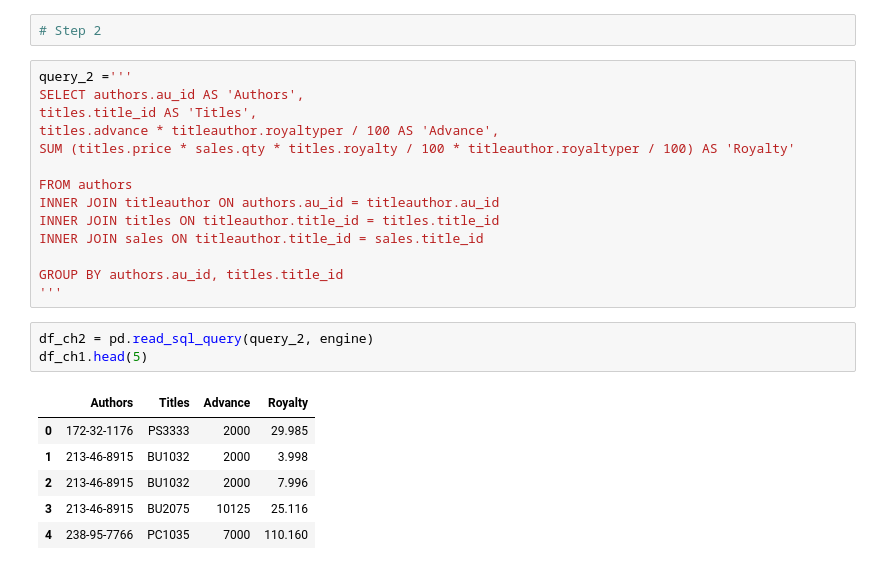
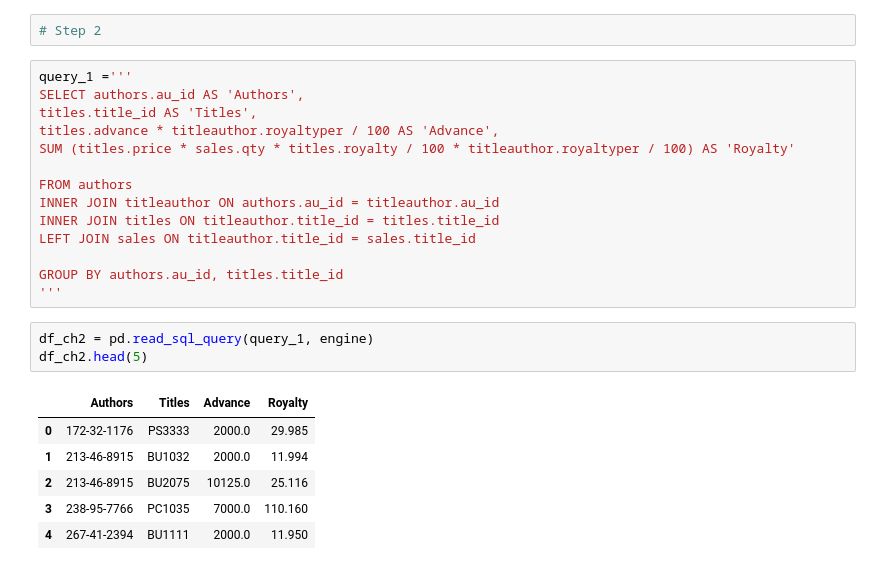
Before and after one commit to angel-barruz/dataptmad0522_labs, a Jupyter notebook: module-1/advanced-mysql/solutions.sql.ipynb, the cells around one changed output. Drawn from its saved outputs; the diff is of its cells as text.

```diff
--- a/module-1/advanced-mysql/solutions.sql.ipynb
+++ b/module-1/advanced-mysql/solutions.sql.ipynb
@@ -126,7 +126,7 @@ df_ch1.head(5)
 # %%
 # Step 2
 # %%
-query_2 ='''
+query_1 ='''
 SELECT authors.au_id AS 'Authors',
 titles.title_id AS 'Titles',
 titles.advance * titleauthor.royaltyper / 100 AS 'Advance',
@@ -135,17 +135,17 @@ SUM (titles.price * sales.qty * titles.royalty / 100 * titleauthor.royaltyper /
 FROM authors
 INNER JOIN titleauthor ON authors.au_id = titleauthor.au_id
 INNER JOIN titles ON titleauthor.title_id = titles.title_id
-INNER JOIN sales ON titleauthor.title_id = sales.title_id
+LEFT JOIN sales ON titleauthor.title_id = sales.title_id
 
 GROUP BY authors.au_id, titles.title_id
 '''
 # %%
-df_ch2 = pd.read_sql_query(query_2, engine)
-df_ch1.head(5)
+df_ch2 = pd.read_sql_query(query_1, engine)
+df_ch2.head(5)
 # %% [output]
 |  | Authors | Titles | Advance | Royalty |
-| 0 | 172-32-1176 | PS3333 | 2000 | 29.985 |
-| 1 | 213-46-8915 | BU1032 | 2000 | 3.998 |
-| 2 | 213-46-8915 | BU1032 | 2000 | 7.996 |
-| 3 | 213-46-8915 | BU2075 | 10125 | 25.116 |
-| 4 | 238-95-7766 | PC1035 | 7000 | 110.160 |
+| 0 | 172-32-1176 | PS3333 | 2000.0 | 29.985 |
+| 1 | 213-46-8915 | BU1032 | 2000.0 | 11.994 |
+| 2 | 213-46-8915 | BU2075 | 10125.0 | 25.116 |
+| 3 | 238-95-7766 | PC1035 | 7000.0 | 110.160 |
+| 4 | 267-41-2394 | BU1111 | 2000.0 | 11.950 |
```
Also changed, not shown: parts of 2 cells of this notebook.
